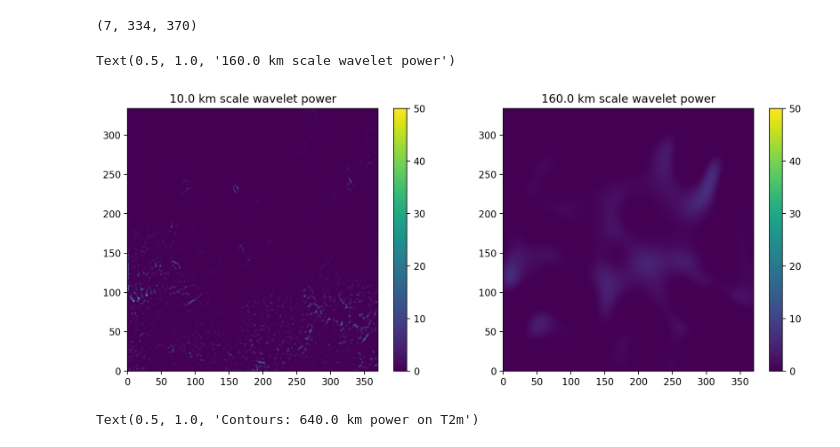
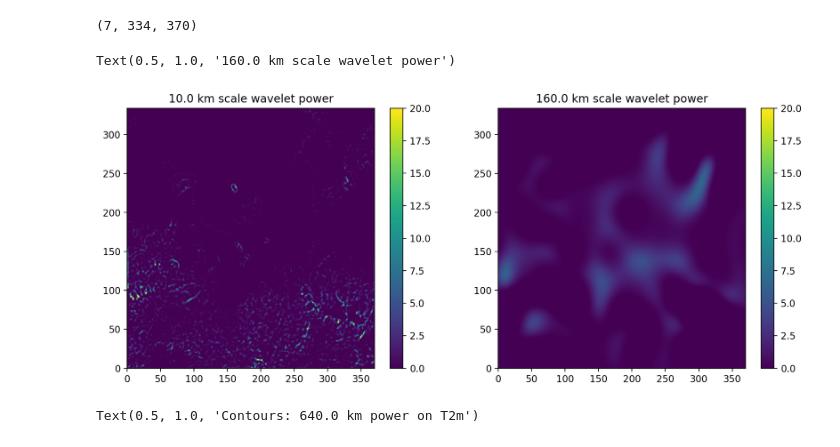
Before and after one commit to cornkle/LMCS, a Jupyter notebook: land_wavelet/landwav_example_temperatures.ipynb, the cells around one changed output. Drawn from its saved outputs; the diff is of its cells as text; code cells hidden in the pictures.

```diff
--- a/land_wavelet/landwav_example_temperatures.ipynb
+++ b/land_wavelet/landwav_example_temperatures.ipynb
@@ -87,24 +87,24 @@ wObj.power.shape   # 0 dimension corresponds to number of decomposed scales
 # %%
 ### This shows wavelet coefficient images of two chosen scales
 
 f = plt.figure(figsize=(13,5), dpi=200)
 
 ax = f.add_subplot(121)
 scale_id = 0
-plt.pcolormesh(wObj.power[scale_id,:,:], vmax=50)
+plt.pcolormesh(wObj.power[scale_id,:,:], vmax=20)
 plt.colorbar()
 plt.title(str(wObj.scales[scale_id])+' km scale wavelet power')
 
 
 ax = f.add_subplot(122)
 scale_id = -3
 
-plt.pcolormesh(wObj.power[scale_id,:,:], vmax=50)
+plt.pcolormesh(wObj.power[scale_id,:,:], vmax=20)
 plt.colorbar()
 plt.title(str(wObj.scales[scale_id])+' km scale wavelet power')
 # %% [output]
 Text(0.5, 1.0, '160.0 km scale wavelet power')
-[figure, old version]
+[figure, new version]
 # %%
 ### Same powers as above but as contours plotted onto the SM image.
 
```
Also changed, not shown: parts of 3 cells of this notebook, 1 other file.
